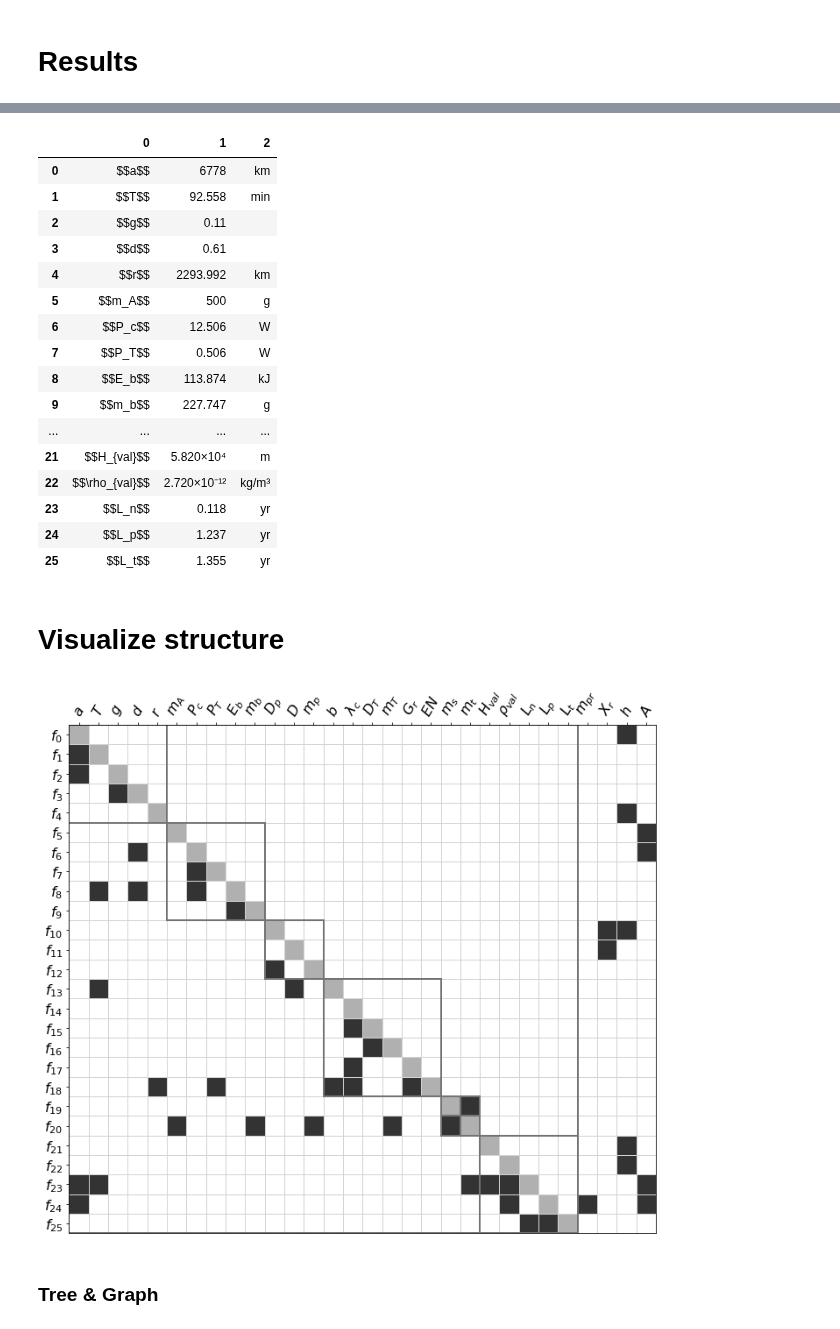
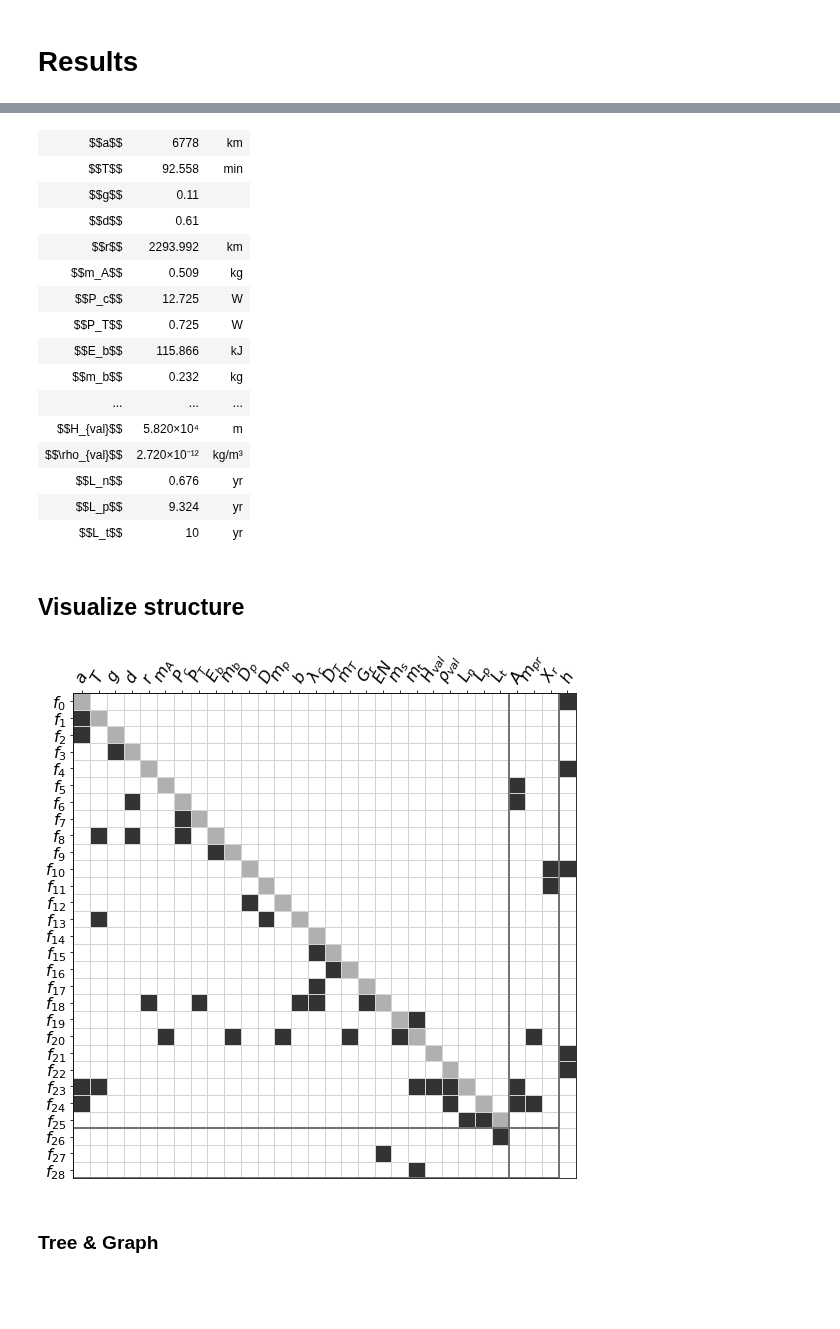
Before and after one commit to norheim/minimdo, a Jupyter notebook: minimdo/satellite/sat_thesis.ipynb, the cells around one changed output, grey strips where cells are left out. Drawn from its saved outputs; the diff is of its cells as text; code cells hidden in the pictures; blank space fills up the shorter version.

```diff
--- a/minimdo/satellite/satV2.ipynb
+++ b/minimdo/satellite/sat_thesis.ipynb
@@ -170 +213,3 @@ prob, mdao_in, groups = build_archi(ordered_edges, ordered_tree, wfmdao, namingf
+# %%
+update_varval(model, prob, namingfunc)
 # %%
@@ -201,37 +226,34 @@ print_inputs(model, prob, namingfunc, mdao_in, False, False)
 # %%
-print_outputs(model, prob, namingfunc, display=False)
+print_outputs(model, prob, namingfunc, rounding=3)
 # %% [output]
-|  | 0 | 1 | 2 |
-| 0 | $$a$$ | 6778 | km |
-| 1 | $$T$$ | 92.558 | min |
-| 2 | $$g$$ | 0.11 |  |
-| 3 | $$d$$ | 0.61 |  |
-| 4 | $$r$$ | 2293.992 | km |
-| 5 | $$m_A$$ | 500 | g |
-| 6 | $$P_c$$ | 12.506 | W |
-| 7 | $$P_T$$ | 0.506 | W |
-| 8 | $$E_b$$ | 113.874 | kJ |
-| 9 | $$m_b$$ | 227.747 | g |
-| ... | ... | ... | ... |
-| 21 | $$H_{val}$$ | 5.820×10⁴ | m |
-| 22 | $$\rho_{val}$$ | 2.720×10⁻¹² | kg/m³ |
-| 23 | $$L_n$$ | 0.118 | yr |
-| 24 | $$L_p$$ | 1.237 | yr |
-| 25 | $$L_t$$ | 1.355 | yr |
+| $$a$$ | 6778 | km |
+| $$T$$ | 92.558 | min |
+| $$g$$ | 0.11 |  |
+| $$d$$ | 0.61 |  |
+| $$r$$ | 2293.992 | km |
+| $$m_A$$ | 0.509 | kg |
+| $$P_c$$ | 12.725 | W |
+| $$P_T$$ | 0.725 | W |
+| $$E_b$$ | 115.866 | kJ |
+| $$m_b$$ | 0.232 | kg |
+| ... | ... | ... |
+| $$H_{val}$$ | 5.820×10⁴ | m |
+| $$\rho_{val}$$ | 2.720×10⁻¹² | kg/m³ |
+| $$L_n$$ | 0.676 | yr |
+| $$L_p$$ | 9.324 | yr |
+| $$L_t$$ | 10 | yr |
 # %% [markdown]
-# Visualize structure
+## Visualize structure
 # %%
-Ein, Eout, Rin = edges
-Ein_noparam = {comp:tuple(var for var in compvars if not model.idmapping[var].always_input) for comp,compvars in Ein.items()}
-edges_noparam = Ein_noparam, Eout, Rin
+edges_nopar = edges_no_param(model, edges) # filter out variables that are parameters
 # %%
 from datastructures.graphutils import SOLVER, namefromid, copy_dicts
-nodetyperepr2 = {VAR: '{}', COMP: 'f_{{{}}}', SOLVER: '{}'}
-namingfunc2 = namefromid(nodetyperepr2)
+nodetyperepr_hsm = {VAR: '{}', COMP: 'f_{{{}}}', SOLVER: '{}'}
+namingfunc_hsm = namefromid(nodetyperepr_hsm)
 # %%
 tree2 = copy_dicts(tree)
-tree2[1].update({6: 9, 7: 9, 9:1})
+#tree2[1].update({6: 9, 7: 9, 9:1})
 # %%
-_, ax = render_incidence(edges_noparam, tree2, namingfunc2, figsize=(12,12))
+_, ax = render_incidence(edges_nopar, tree2, namingfunc_hsm, figsize=(9,9))
 # %% [output]
-[figure, old version]
+[figure, new version]
```
Also changed, not shown: parts of 62 cells of this notebook, 45 other files.
